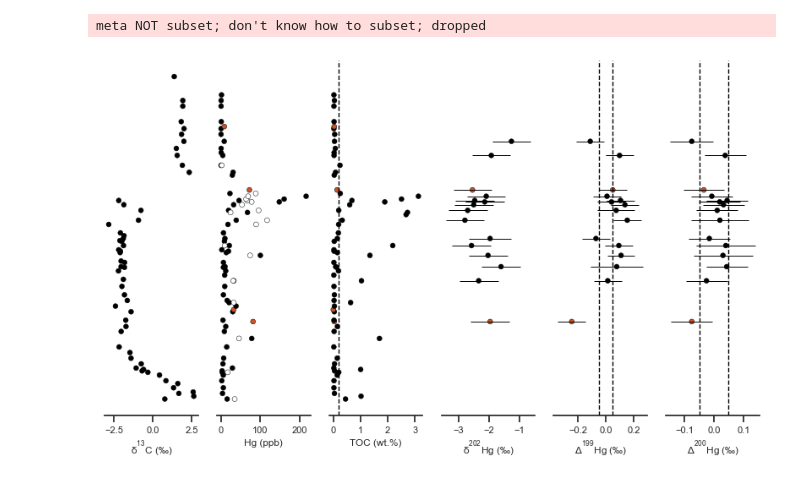
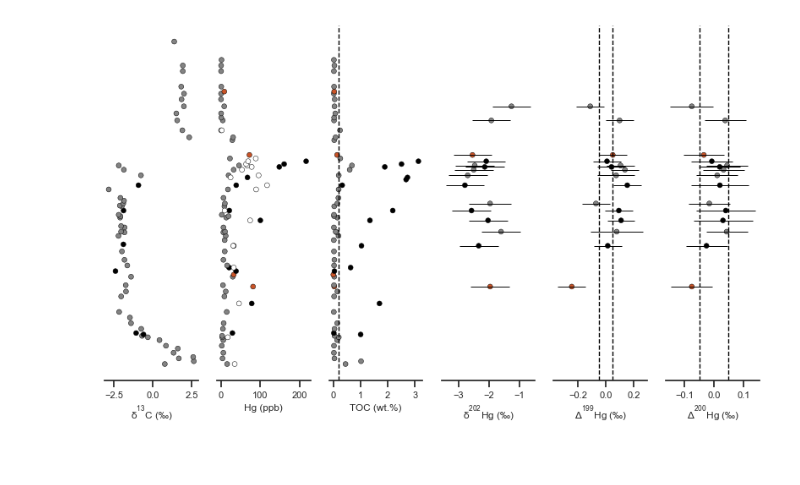
Before and after one commit to oluwaseun-edward/notebooks, a Jupyter notebook: shanggang.ipynb, the cells around one changed output. Cells and saved outputs as stored; diff of their text form; code cells hidden in the pictures.

Commit message:
adjusted the plots to include WMJ data.

```diff
--- a/shanggang.ipynb
+++ b/shanggang.ipynb
@@ -14,7 +14,7 @@ sns.set_theme(style="white")
 sns.set_style('ticks')
 # %%
 sheets = ["SHA", "QIA", "JA", "ashes", "spider"]
-colors = ["black", "#c95428"]
+colors = ["#838383", "black", "#c95428"]
 # %%
 sha = pd.read_excel("../manuscript_data.xlsx", sheet_name=sheets[0])
 sha.head(3)
@@ -52,34 +53,33 @@ xlabels = ["$\delta^{13}C\;(‰)$", "Hg (ppb)", "TOC (wt.%)",
 err= ["d202_se", "D199_se", "D200_se"]
 err_subs = [d202Hg, D199, D200]
 ax_2=[ax3, ax4, ax5]
 # make the subplots using a for loop.
 for ix, sub in enumerate(subs):
     sns.scatterplot(data=sha, x=sha[sub], y=depth, ax=ax[ix],
                     color='black', legend=False, edgecolor='black',
-                    size=20, hue='lithology', palette=colors
+                    size=20, hue='rock-type', palette=colors
                     )
     ax[ix].tick_params(labelsize=8)
     ax[ix].set_xlabel(xlabels[ix], fontsize=8.5)
 
 # add extra plot to 2nd subplot
 sns.scatterplot(data=sha, x=Hg_TOC, y=depth, ax=ax1,
                     color='white', legend=False, edgecolor='black',
                     size=20, alpha=1)
 # Annotate axes.
 ax2.axvline(x=0.2, linestyle="--", color="black", linewidth=1)
 ax4.axvline(x=-0.05, linestyle="--", color="black", linewidth=1)
 ax4.axvline(x=0.05, linestyle="--", color="black", linewidth=1)
 ax5.axvline(x=-0.05, linestyle="--", color="black", linewidth=1)
 ax5.axvline(x=0.05, linestyle="--", color="black", linewidth=1)
 ax2.set_xticks([0, 1, 2, 3])
 ax4.set_xticks([-.4, -.2, 0, .2])
 
 # add error bars to Hg-isotope subplots
 for ix, sub in enumerate(err):
     ax_2[ix].errorbar(xerr=sha[sub], y=depth,x=err_subs[ix], ecolor="black", color="black",
              linestyle='none', elinewidth=0.7, capthick=0.5, mec='black')
 
-plt.savefig("../plots/sha_all.pdf", dpi=600)
+# plt.savefig("../plots/sha_all2.pdf", dpi=600)
 # %% [output]
-meta NOT subset; don't know how to subset; dropped
-[figure, old version]
+[figure, new version]
```
Also changed, not shown: parts of 1 cell of this notebook, 1 other file.
